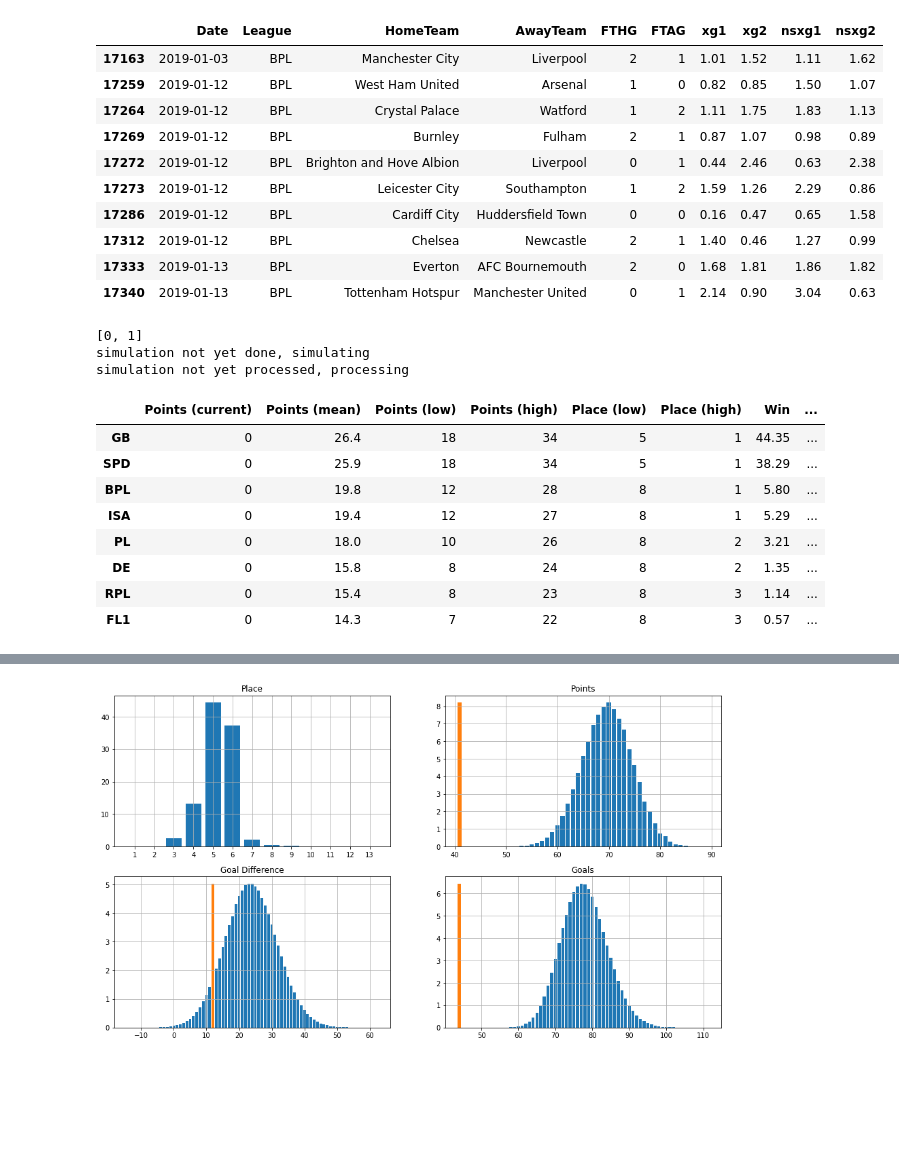
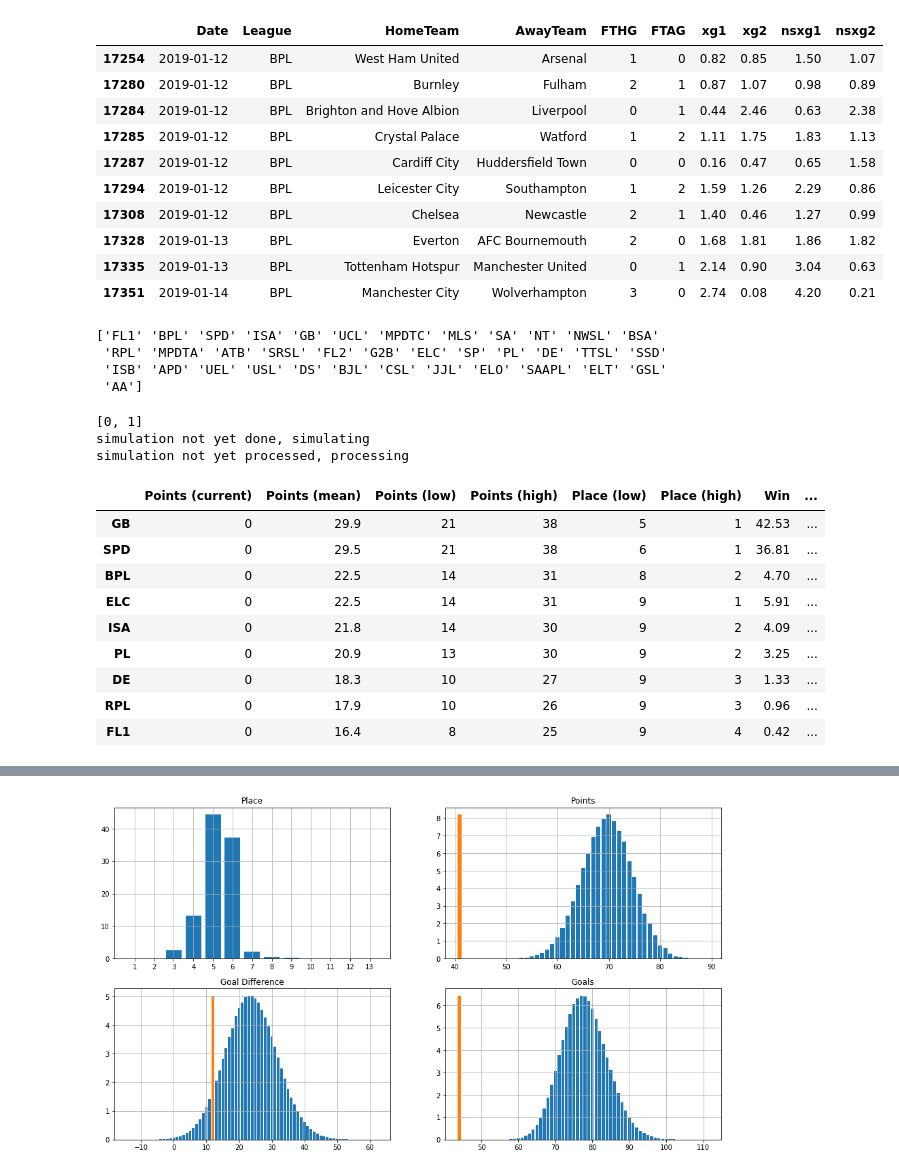
Before and after one commit to tchnvkng/football_sim, a Jupyter notebook: pl2.ipynb, the cells around one changed output, grey strips where cells are left out. Saved outputs shown, nothing was run; the diff lists cells and outputs as text; code cells hidden in the pictures; blank space fills up the shorter version.

```diff
--- a/pl2.ipynb
+++ b/pl2.ipynb
@@ -8,7 +8,7 @@ from football_sim.football_sim import *
 import os
 plt.rcParams['figure.figsize']=[16,9]
 # %%
-calibrator = Calibrator('calibration.pkl',redo=True)
+calibrator = Calibrator('calibration.pkl',redo=False)
 calibrator.create_all_teams()
 calibrator.process_data(verbose=True)
 teams=calibrator.teams
@@ -34,14 +34,22 @@ calibration.pkl  exists.
 |  | Date | League | HomeTeam | AwayTeam | FTHG | FTAG | xg1 | xg2 | nsxg1 | nsxg2 |
-| 17163 | 2019-01-03 | BPL | Manchester City | Liverpool | 2 | 1 | 1.01 | 1.52 | 1.11 | 1.62 |
-| 17259 | 2019-01-12 | BPL | West Ham United | Arsenal | 1 | 0 | 0.82 | 0.85 | 1.50 | 1.07 |
-| 17264 | 2019-01-12 | BPL | Crystal Palace | Watford | 1 | 2 | 1.11 | 1.75 | 1.83 | 1.13 |
-| 17269 | 2019-01-12 | BPL | Burnley | Fulham | 2 | 1 | 0.87 | 1.07 | 0.98 | 0.89 |
-| 17272 | 2019-01-12 | BPL | Brighton and Hove Albion | Liverpool | 0 | 1 | 0.44 | 2.46 | 0.63 | 2.38 |
-| 17273 | 2019-01-12 | BPL | Leicester City | Southampton | 1 | 2 | 1.59 | 1.26 | 2.29 | 0.86 |
-| 17286 | 2019-01-12 | BPL | Cardiff City | Huddersfield Town | 0 | 0 | 0.16 | 0.47 | 0.65 | 1.58 |
-| 17312 | 2019-01-12 | BPL | Chelsea | Newcastle | 2 | 1 | 1.40 | 0.46 | 1.27 | 0.99 |
-| 17333 | 2019-01-13 | BPL | Everton | AFC Bournemouth | 2 | 0 | 1.68 | 1.81 | 1.86 | 1.82 |
-| 17340 | 2019-01-13 | BPL | Tottenham Hotspur | Manchester United | 0 | 1 | 2.14 | 0.90 | 3.04 | 0.63 |
+| 17254 | 2019-01-12 | BPL | West Ham United | Arsenal | 1 | 0 | 0.82 | 0.85 | 1.50 | 1.07 |
+| 17280 | 2019-01-12 | BPL | Burnley | Fulham | 2 | 1 | 0.87 | 1.07 | 0.98 | 0.89 |
+| 17284 | 2019-01-12 | BPL | Brighton and Hove Albion | Liverpool | 0 | 1 | 0.44 | 2.46 | 0.63 | 2.38 |
+| 17285 | 2019-01-12 | BPL | Crystal Palace | Watford | 1 | 2 | 1.11 | 1.75 | 1.83 | 1.13 |
+| 17287 | 2019-01-12 | BPL | Cardiff City | Huddersfield Town | 0 | 0 | 0.16 | 0.47 | 0.65 | 1.58 |
+| 17294 | 2019-01-12 | BPL | Leicester City | Southampton | 1 | 2 | 1.59 | 1.26 | 2.29 | 0.86 |
+| 17308 | 2019-01-12 | BPL | Chelsea | Newcastle | 2 | 1 | 1.40 | 0.46 | 1.27 | 0.99 |
+| 17328 | 2019-01-13 | BPL | Everton | AFC Bournemouth | 2 | 0 | 1.68 | 1.81 | 1.86 | 1.82 |
+| 17335 | 2019-01-13 | BPL | Tottenham Hotspur | Manchester United | 0 | 1 | 2.14 | 0.90 | 3.04 | 0.63 |
+| 17351 | 2019-01-14 | BPL | Manchester City | Wolverhampton | 3 | 0 | 2.74 | 0.08 | 4.20 | 0.21 |
+# %%
+print(calibrator.raw_data['League'].unique())
+calibrator.raw_data.loc[calibrator.raw_data['League']=='ELC'];
+# %% [output]
+['FL1' 'BPL' 'SPD' 'ISA' 'GB' 'UCL' 'MPDTC' 'MLS' 'SA' 'NT' 'NWSL' 'BSA'
+ 'RPL' 'MPDTA' 'ATB' 'SRSL' 'FL2' 'G2B' 'ELC' 'SP' 'PL' 'DE' 'TTSL' 'SSD'
+ 'ISB' 'APD' 'UEL' 'USL' 'DS' 'BJL' 'CSL' 'JJL' 'ELO' 'SAAPL' 'ELT' 'GSL'
+ 'AA']
 # %%
 Teams=dict()
 League=dict()
@@ -62,14 +70,15 @@ df
 simulation not yet done, simulating
 simulation not yet processed, processing
 |  | Points (current) | Points (mean) | Points (low) | Points (high) | Place (low) | Place (high) | Win | ... |
-| GB | 0 | 26.4 | 18 | 34 | 5 | 1 | 44.35 | ... |
-| SPD | 0 | 25.9 | 18 | 34 | 5 | 1 | 38.29 | ... |
-| BPL | 0 | 19.8 | 12 | 28 | 8 | 1 | 5.80 | ... |
-| ISA | 0 | 19.4 | 12 | 27 | 8 | 1 | 5.29 | ... |
-| PL | 0 | 18.0 | 10 | 26 | 8 | 2 | 3.21 | ... |
-| DE | 0 | 15.8 | 8 | 24 | 8 | 2 | 1.35 | ... |
-| RPL | 0 | 15.4 | 8 | 23 | 8 | 3 | 1.14 | ... |
-| FL1 | 0 | 14.3 | 7 | 22 | 8 | 3 | 0.57 | ... |
+| GB | 0 | 29.9 | 21 | 38 | 5 | 1 | 42.53 | ... |
+| SPD | 0 | 29.5 | 21 | 38 | 6 | 1 | 36.81 | ... |
+| BPL | 0 | 22.5 | 14 | 31 | 8 | 2 | 4.70 | ... |
+| ELC | 0 | 22.5 | 14 | 31 | 9 | 1 | 5.91 | ... |
+| ISA | 0 | 21.8 | 14 | 30 | 9 | 2 | 4.09 | ... |
+| PL | 0 | 20.9 | 13 | 30 | 9 | 2 | 3.25 | ... |
+| DE | 0 | 18.3 | 10 | 27 | 9 | 3 | 1.33 | ... |
+| RPL | 0 | 17.9 | 10 | 26 | 9 | 3 | 0.96 | ... |
+| FL1 | 0 | 16.4 | 8 | 25 | 9 | 4 | 0.42 | ... |
 # %%
 country='BPL'
 lH,pH=calibrator.teams[country+'Home'].means()
```
Also changed, not shown: parts of 7 cells of this notebook, 2 other files.
